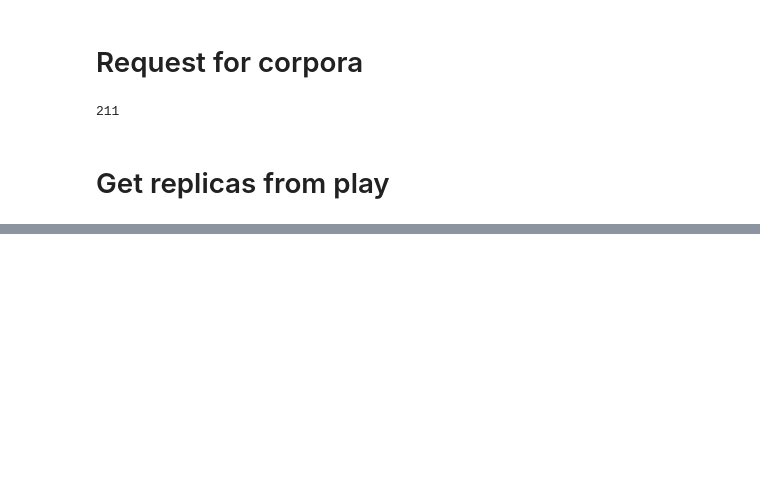
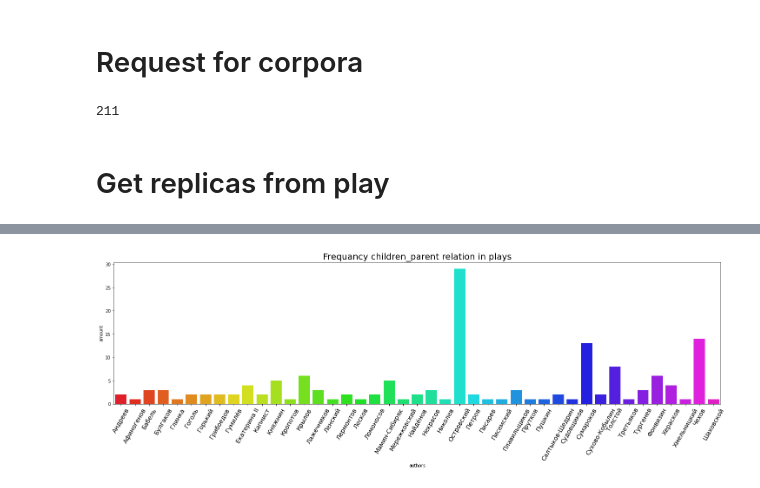
Before and after one commit to Gratisfo/Parentents-and-children, a Jupyter notebook: dataset_for_TM.ipynb, the cells around one changed output, grey strips where cells are left out. Drawn from its saved outputs; the diff is of its cells as text; code cells hidden in the pictures; blank space fills up the shorter version.

```diff
--- a/dataset_for_TM.ipynb
+++ b/dataset_for_TM.ipynb
@@ -100,0 +205,16 @@ data.to_csv("data_TM.csv")
+# %%
+def play_info_rel(title, soup):
+  author = [p['firstAuthor'] for p in parsedResponse if p['playName'] == title][0]
+  fams = soup.find_all('relation', {"name": "parent_of"})
+  return  author, len(fams)
+# %%
+data = pd.DataFrame(columns=["author","amount_fams"])
+for name in play_name:
+  soup = get_soup(name)
+  if len(soup.find_all('relation', {"name": "parent_of"})) > 0:
+    author, len_fams = play_info_rel(name, soup)
+    data = data.append({"author": author, "amount_fams": len_fams}, ignore_index=True)
+# %%
+aggregation_functions = {"author":'first', "amount_fams": 'sum'}
+df_new = data.groupby(data['author']).aggregate(aggregation_functions)
+df_new.sort_values('amount_fams', ascending=False)
@@ -100,0 +243,16 @@ data.to_csv("data_TM.csv")
+# %%
+import numpy as np
+plt.figure(figsize=(25, 6))
+x = list(range(1, len(df_new['amount_fams'])+1))
+y = df_new['amount_fams']
+
+ax = sns.barplot(x, y, palette=("gist_rainbow"))
+ax.set_xlabel('authors')
+ax.set_ylabel('amount')
+ax.set_xticklabels(df_new['author'].tolist(),  rotation=60, fontsize=14)
+
+ax.set_title('Frequancy children_parent relation in plays', fontsize=20)
+
+plt.show()
+# %% [output]
+[figure, added]
```
Also changed, not shown: parts of 11 cells of this notebook.
